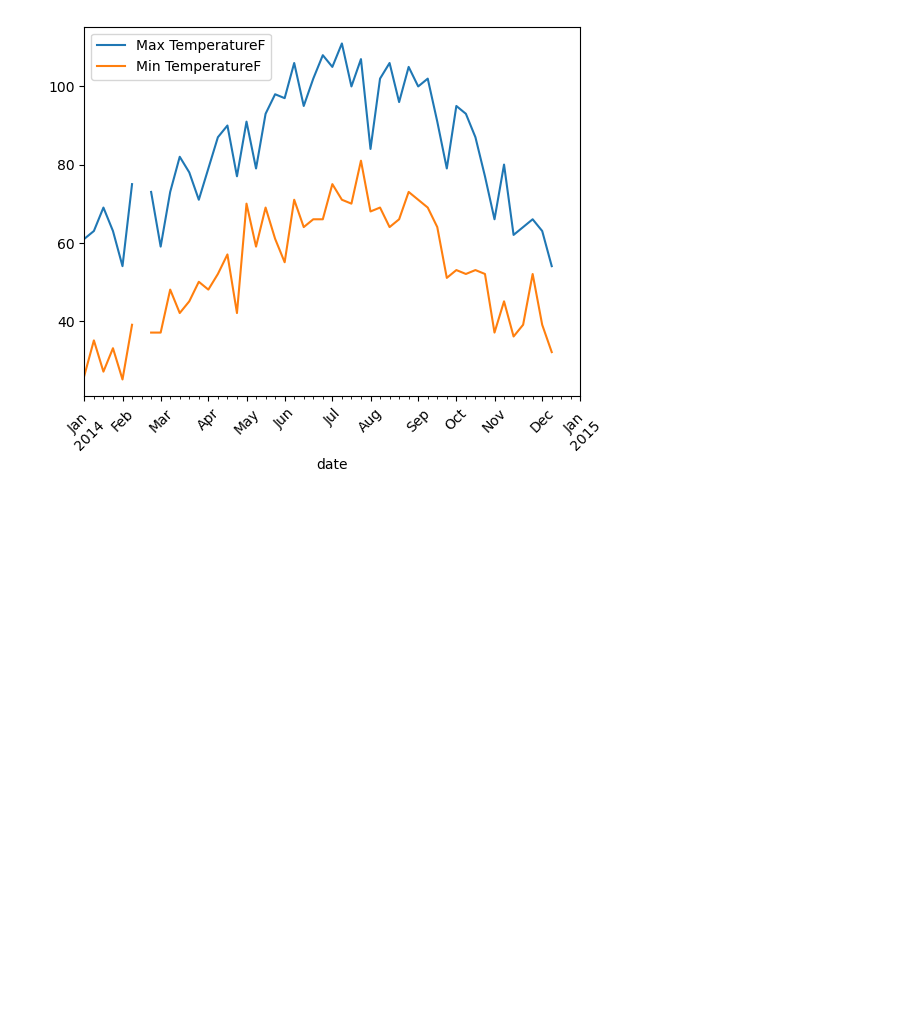
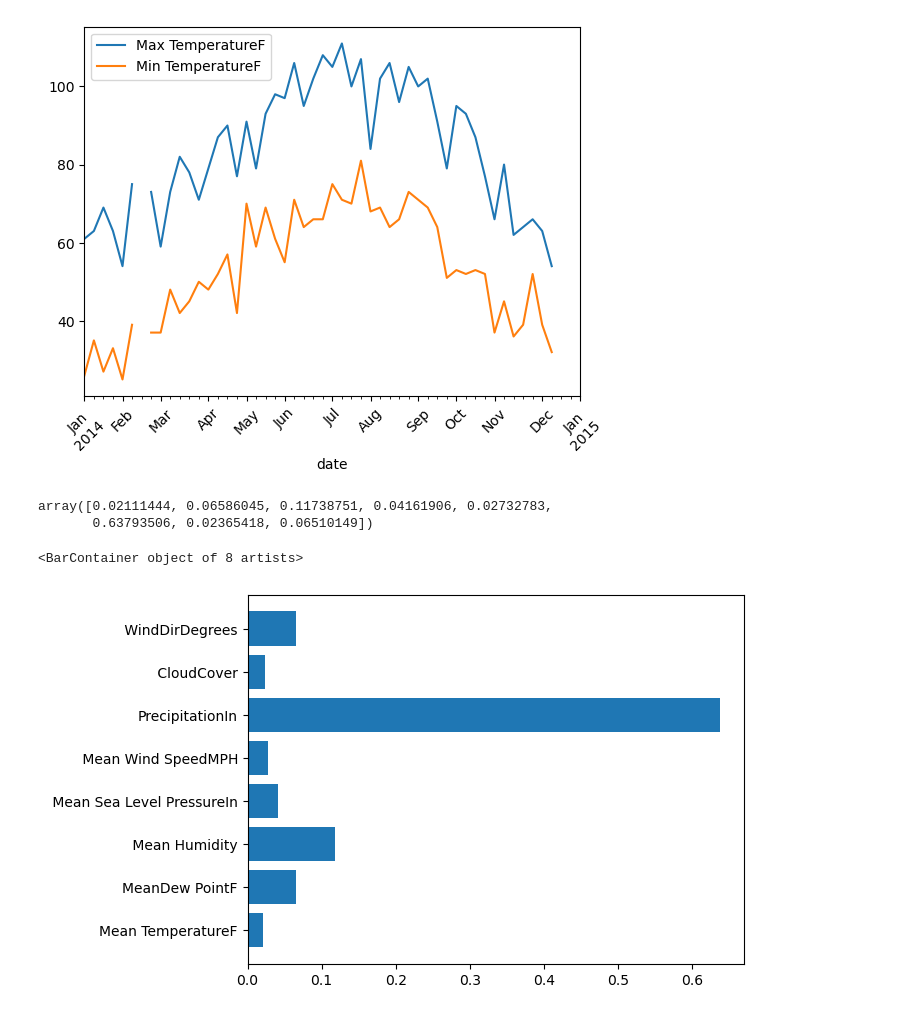
Before and after one commit to efakinpelu/data_science_python, a Jupyter notebook: us_weather/weather_visibility_check_on_temp_and_humidity.ipynb, the cells around one changed output. Saved outputs shown, nothing was run; the diff lists cells and outputs as text; code cells hidden in the pictures; blank space fills up the shorter version.

```diff
--- a/weather_visibility_check_on_temp_and_humidity.ipynb
+++ b/us_weather/weather_visibility_check_on_temp_and_humidity.ipynb
@@ -144,3 +144,54 @@ wkly_df_hlt.plot(rot=45)
 # %% [output]
 <AxesSubplot:xlabel='date'>
 [figure]
+# %%
+# Exploring the relationsip between the several parameters in the weather data for forecasting
+# Need to first explore probability of variable importance measure using RandomForest / Logistic Regression / Neural Network
+
+df_w2014.columns
+""" Get data set for Analysis:
+    Mean Temperature, MeanDew PointF, Mean Humidity, Mean Sea Level PressureIn, ' Mean VisibilityMiles',
+    ' Mean Wind SpeedMPH', 'PrecipitationIn',' CloudCover',' Events',' WindDirDegrees'
+"""
+
+df_wfeatures = df_w2014[['Mean TemperatureF', 'MeanDew PointF', ' Mean Humidity',
+                       ' Mean Sea Level PressureIn', ' Mean Wind SpeedMPH','PrecipitationIn',' CloudCover',
+                       ' WindDirDegrees']]
+
+#df_wfeatures = df_wfeatures.astype({'Mean TemperatureF':'float', 'MeanDew PointF':'float', ' Mean Humidity':'float',
+#                                   ' Mean Sea Level PressureIn':'float',' Mean Wind SpeedMPH':'float','PrecipitationIn':'float',
+#                                   ' CloudCover':'float', ' WindDirDegrees':'float'})
+X = df_wfeatures
+y = df_w2014[' Mean VisibilityMiles'].values
+
+#print(y)
+#y = y.reshape(-1, 1)
+
+
+from sklearn.model_selection import train_test_split # for splitting data into training and test data set
+from sklearn.preprocessing import StandardScaler     # for scaling the data to remove effect of differing measurement scale
+from sklearn.ensemble import RandomForestRegressor   # for RandomForest variable importance check
+from sklearn.linear_model import LinearRegression
+
+sc_X = StandardScaler(); sc_y = StandardScaler()
+X_train, X_test, y_train, y_test = train_test_split(X, y, test_size=0.3, random_state=5)
+
+# Feature scaling
+#scaled_X = sc_X.fit_transform(X_train)
+#scaled_test = sc_X.fit_transform(X_test)
+#scaled_y = sc_y.fit_transform(y_train)
+# %%
+#df_w2014[' Events'].unique()
+
+rf = RandomForestRegressor(n_estimators=100)
+rf.fit(X_train, y_train)
+
+rf.feature_importances_
+# %% [output]
+array([0.02111444, 0.06586045, 0.11738751, 0.04161906, 0.02732783,
+       0.63793506, 0.02365418, 0.06510149])
+# %%
+plt.barh(df_wfeatures.columns,rf.feature_importances_)
+# %% [output]
+<BarContainer object of 8 artists>
+[figure, added]
```
Also changed, not shown: parts of 7 cells of this notebook, 2 other files.
